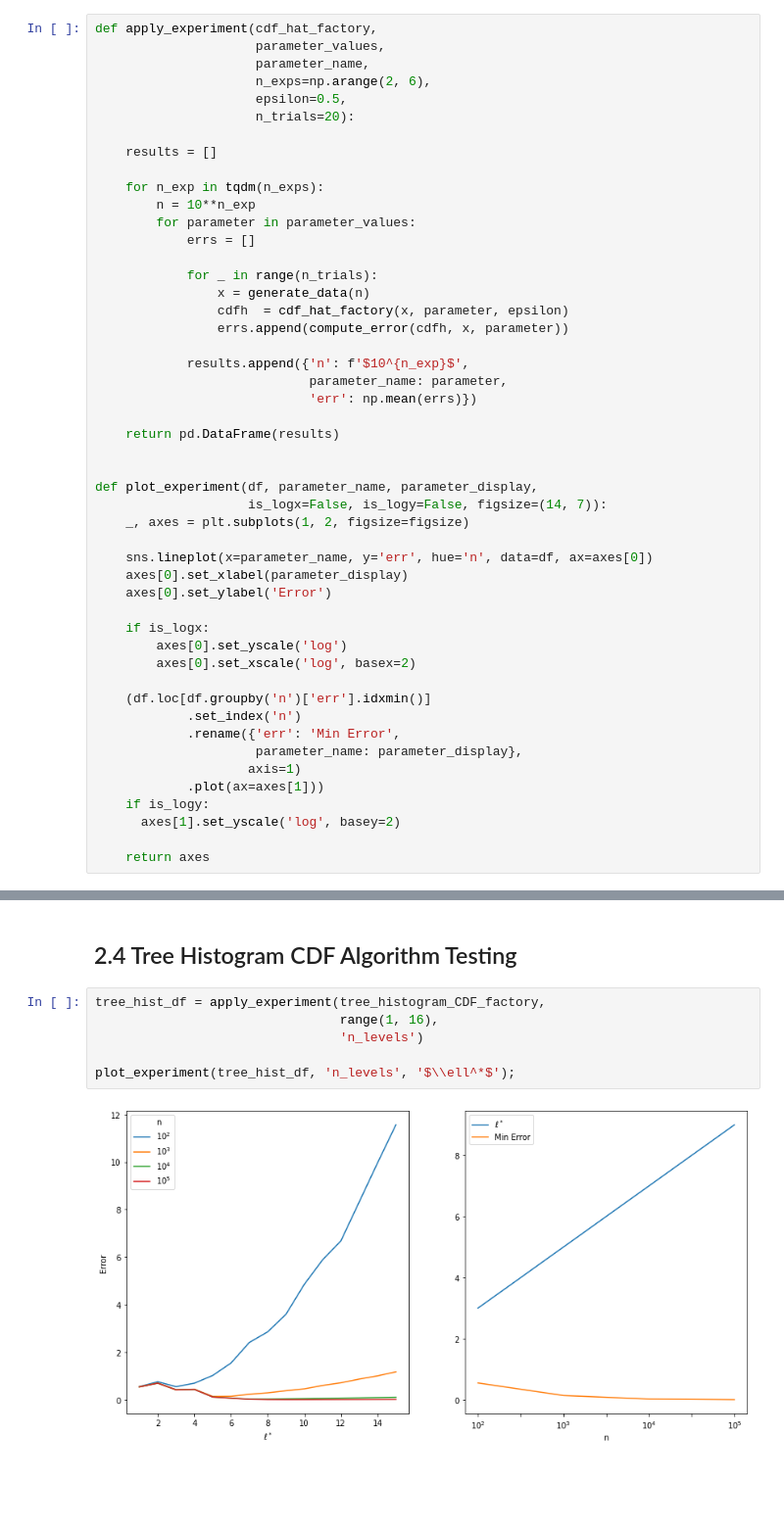
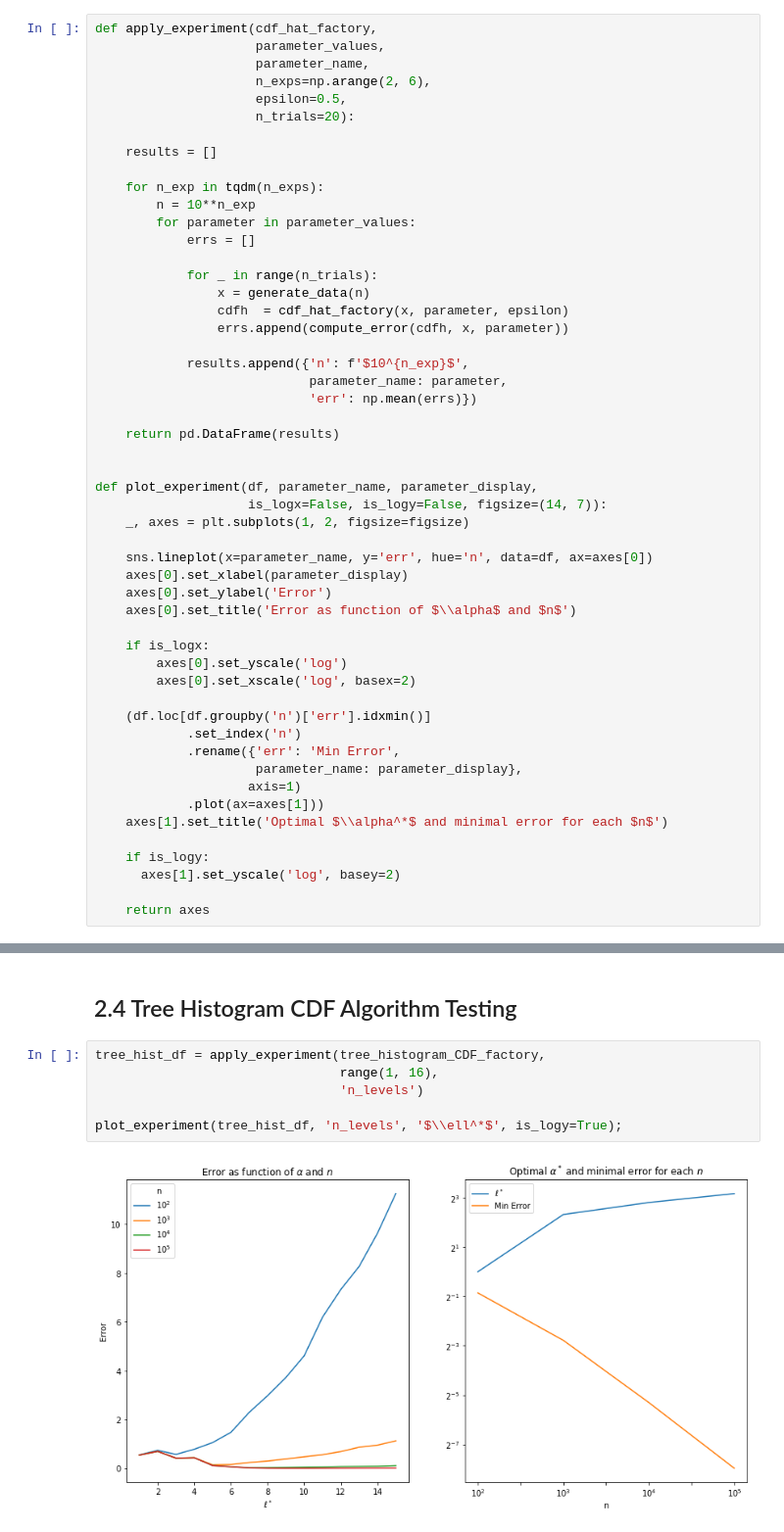
Before and after one commit to shlomihod/bu-cs591-algorithms-in-society-spring20, a Jupyter notebook: hw3/implementing-cdf-estimation.ipynb, the cells around one changed output, grey strips where cells are left out. Shown at 98% size. Cells and saved outputs as stored; diff of their text form; blank space fills up the shorter version.

```diff
--- a/hw3/implementing-cdf-estimation.ipynb
+++ b/hw3/implementing-cdf-estimation.ipynb
@@ -153,6 +154,7 @@ def plot_experiment(df, parameter_name, parameter_display,
     sns.lineplot(x=parameter_name, y='err', hue='n', data=df, ax=axes[0])
     axes[0].set_xlabel(parameter_display)
     axes[0].set_ylabel('Error')
+    axes[0].set_title('Error as function of $\\alpha$ and $n$')
 
     if is_logx:
         axes[0].set_yscale('log')
@@ -164,6 +166,8 @@ def plot_experiment(df, parameter_name, parameter_display,
                      parameter_name: parameter_display},
                     axis=1)
             .plot(ax=axes[1]))
+    axes[1].set_title('Optimal $\\alpha^*$ and minimal error for each $n$')
+
     if is_logy:
       axes[1].set_yscale('log', basey=2)
 
@@ -246,8 +256,8 @@ def tree_histogram_CDF_factory(x, n_levels, epsilon):
 # %%
 tree_hist_df = apply_experiment(tree_histogram_CDF_factory,
                                 range(1, 16),
                                 'n_levels')
 
-plot_experiment(tree_hist_df, 'n_levels', '$\\ell^*$');
+plot_experiment(tree_hist_df, 'n_levels', '$\\ell^*$', is_logy=True);
 # %% [output]
-[figure, old version]
+[figure, new version]
```
Also changed, not shown: parts of 6 cells of this notebook.
